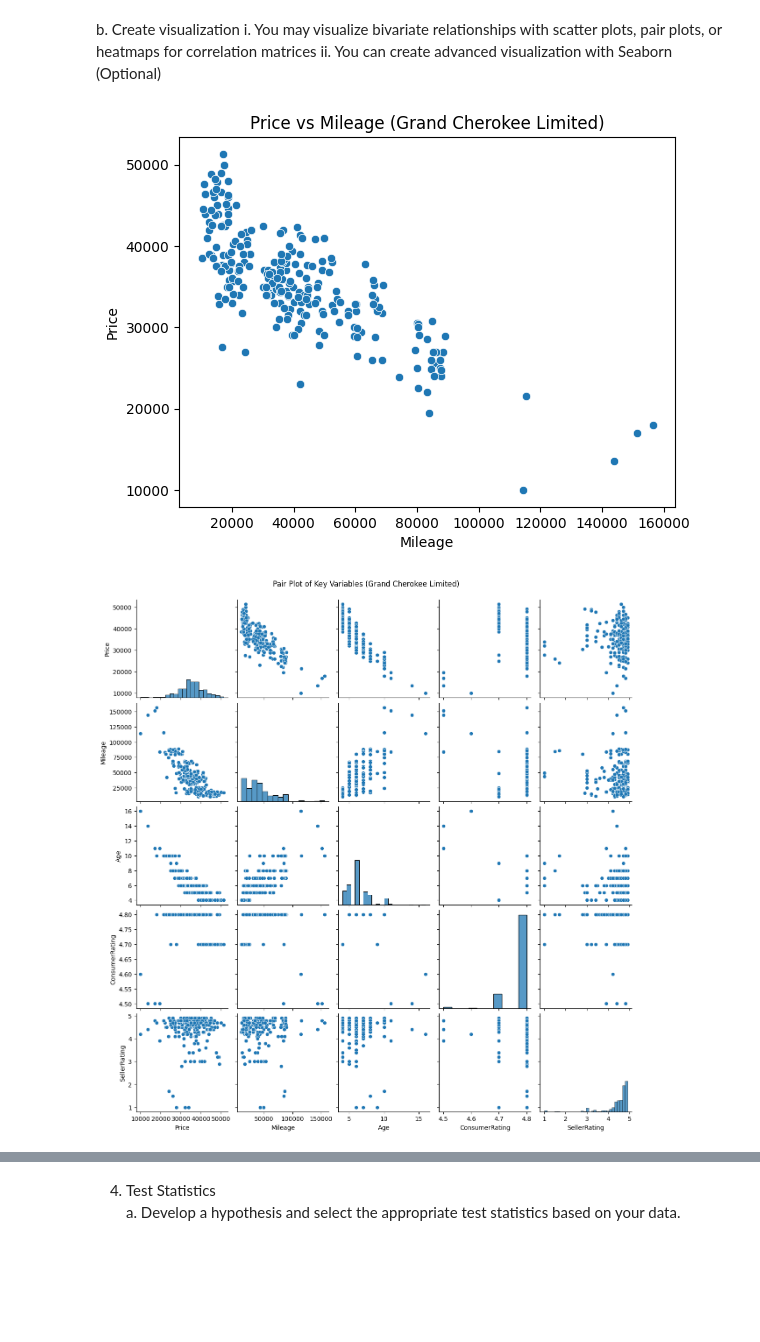
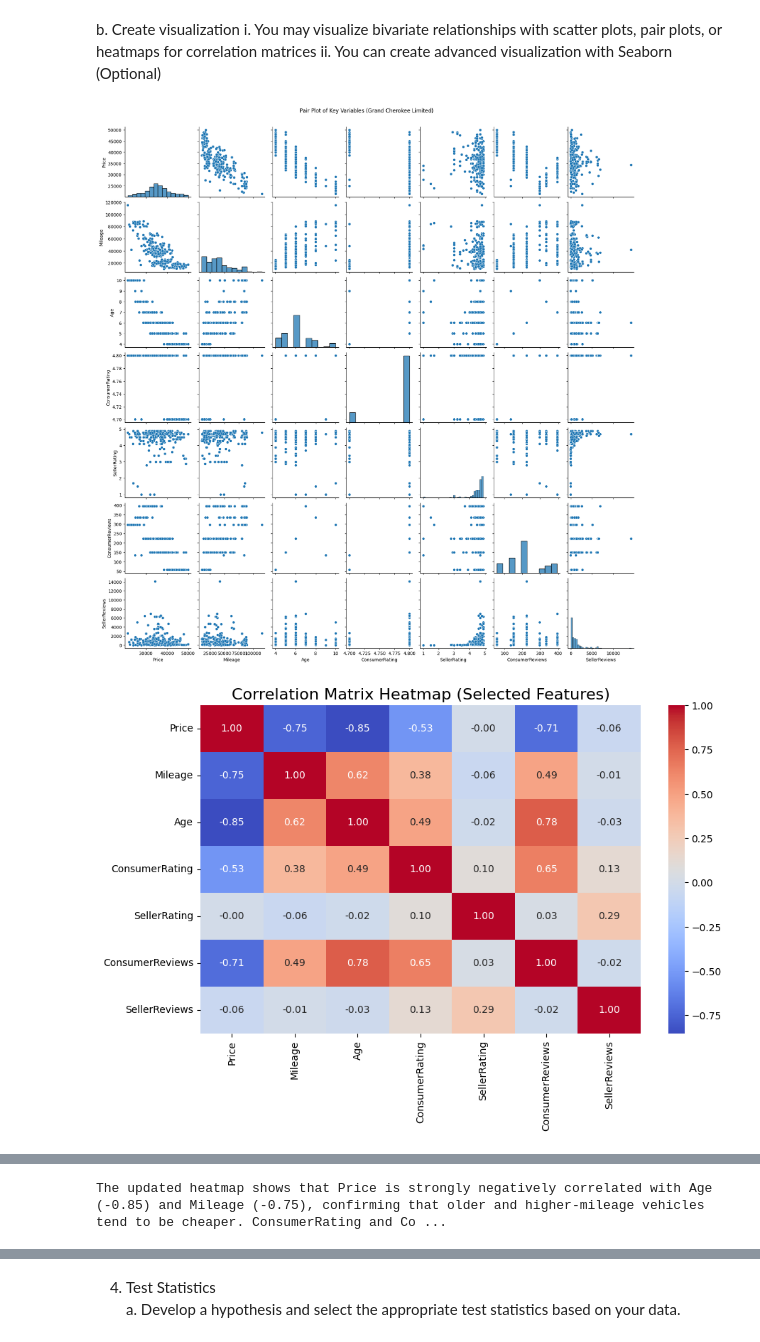
Before and after one commit to gabriel-joseph/data_science_portfolio, a Jupyter notebook: final_project/vance_final_project_eda.ipynb, the cells around one changed output, grey strips where cells are left out. Drawn from its saved outputs; the diff is of its cells as text; code cells hidden in the pictures; blank space fills up the shorter version.

```diff
--- a/final_project/vance_final_project_eda.ipynb
+++ b/final_project/vance_final_project_eda.ipynb
@@ -87,8 +89,6 @@ See the caveats in the documentation: https://pandas.pydata.org/pandas-docs/stab
 # %%
 #! Note! We will standardize and encode AFTER separating by make/model, as the make model will have their own distributions and we want to keep that information intact.
 #! However, we can write the functions NOW, so we can use them later.
-
-
 def encode_categorical(df, columns):
     for column in columns:
         df[column] = df[column].astype('category').cat.codes
@@ -103,15 +103,21 @@ def standardize_numerical(df, columns):
 
 # For models comparing against each other, we will drop constant columns, such as "comfort rating". This is easier just to keep only the columns we want.
 unique_col = "Model"
-numerical_columns = ["ConsumerRating", "ConsumerReviews", "SellerRating", "SellerReviews", "Mileage","Age"]
+numerical_columns = ["ConsumerRating", "ConsumerReviews", "SellerRating", "SellerReviews", "Mileage", "Age"]
+# This is a more refined list of numerical columns
+columns_of_interest = ['Price', 'Mileage', 'Age', 'ConsumerRating', 'SellerRating', "ConsumerReviews", 'SellerReviews']
+
+# What we want to predict
 target = "Price"
+
+
 # State and zipcode might be redundant, but we will keep them for now.
 categorical_columns = ['SellerName', 'State', 'DealType','Zipcode']
 
 relevant_columns = numerical_columns + categorical_columns + [target] + [unique_col]
 
 cleaned_cars_df = cleaned_cars_df[relevant_columns]
-cleaned_cars_df
+cleaned_cars_df[:3]
 # %% [output]
 |  | ConsumerRating | ConsumerReviews | SellerRating | SellerReviews | Mileage | Age | SellerName | State | ... |
 | 0 | 4.6 | 45 | 3.3 | 3 | 29403 | 6 | CarMax Murrieta - Now offering Cu... | CA | ... |
@@ -387,4 +403,5 @@ We note that as Mileage increases, Price decreases with a .75 correlation. As Ag
 # %%
+
 
 '''
 Covariance is a measure of how much two variables change together:
@@ -395,7 +412,10 @@ If one increases while the other decreases, the covariance is negative.
 
 '''
 # Covariance matrix for numerical variables
+
+grand_cherokee_df_without_price_outliers_numerical = grand_cherokee_df_without_price_outliers[columns_of_interest]
+
 print("\nCovariance matrix (Grand Cherokee Limited):")
-print(grand_cherokee_df_without_price_outliers.cov())
+print(grand_cherokee_df_without_price_outliers_numerical.cov())
 # %% [output]
 Covariance matrix (Grand Cherokee Limited):
@@ -443,25 +467,22 @@ b.	Create visualization
 i.	You may visualize bivariate relationships with scatter plots, pair plots, or heatmaps for correlation matrices
 ii.	You can create advanced visualization with Seaborn (Optional)
 # %%
-import seaborn as sns
-
-import matplotlib.pyplot as plt
-
-# Scatter plot: Price vs Mileage for Grand Cherokee Limited
-sns.scatterplot(data=grand_cherokee_df, x='Mileage', y='Price')
-plt.title('Price vs Mileage (Grand Cherokee Limited)')
-plt.show()
 
 # Pair plot for all numerical variables in Grand Cherokee Limited
-sns.pairplot(grand_cherokee_df[['Price', 'Mileage', 'Age', 'ConsumerRating', 'SellerRating']])
+sns.pairplot(grand_cherokee_df_without_price_outliers_numerical)
 plt.suptitle('Pair Plot of Key Variables (Grand Cherokee Limited)', y=1.02)
 plt.show()
 
-# Heatmap of correlation matrix for Grand Cherokee Limited
-corr_matrix = grand_cherokee_df.corr()
-sns.heatmap(corr_matrix, annot=True, cmap='coolwarm')
-plt.title('Correlation Matrix Heatmap (Grand Cherokee Limited)')
+# Compute correlation matrix
+corr_matrix = grand_cherokee_df_without_price_outliers_numerical.corr()
+
+# Set wider figure size
+plt.figure(figsize=(10, 6))  # Adjust size as needed
+
+# Draw heatmap
+sns.heatmap(corr_matrix, annot=True, cmap='coolwarm', fmt=".2f")
+plt.title('Correlation Matrix Heatmap (Selected Features)', fontsize=16)
 plt.show()
 # %% [output]
-[figure, old version]
+[figure, new version]
-[figure, old version]
+[figure, new version]
@@ -468,0 +489,4 @@ plt.show()
+# %%
+print("The updated heatmap shows that Price is strongly negatively correlated with Age (-0.85) and Mileage (-0.75), confirming that older and higher-mileage vehicles tend to be cheaper. ConsumerRating and ConsumerReviews also show moderate negative correlations with Price (-0.53 and -0.71), suggesting lower-priced vehicles may receive more attention or ratings. SellerRating and SellerReviews remain weakly correlated with Price, indicating minimal influence on vehicle pricing.")
+# %% [output]
+The updated heatmap shows that Price is strongly negatively correlated with Age (-0.85) and Mileage (-0.75), confirming that older and higher-mileage vehicles tend to be cheaper. ConsumerRating and Co ...
```
Also changed, not shown: parts of 23 cells of this notebook.
